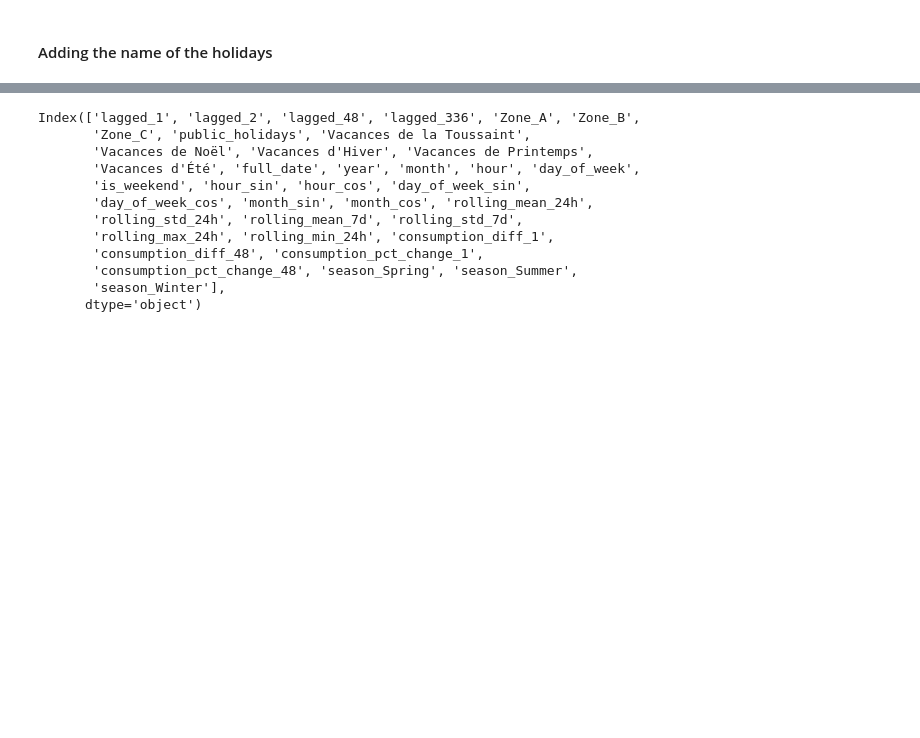
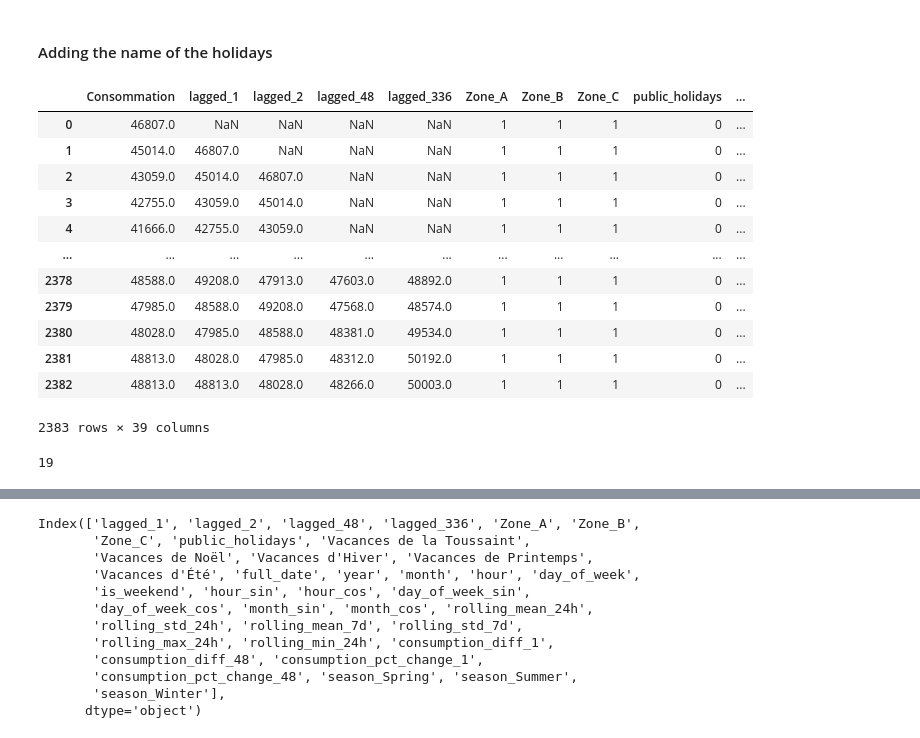
Before and after one commit to Marwane-ELM/energy_peak_prediction_fr, a Jupyter notebook: notebooks/api_experiments.ipynb, the cells around one changed output, grey strips where cells are left out. Saved outputs shown, nothing was run; the diff lists cells and outputs as text; code cells hidden in the pictures; blank space fills up the shorter version.

```diff
--- a/notebooks/api_experiments.ipynb
+++ b/notebooks/api_experiments.ipynb
@@ -192,0 +199,20 @@ df = df.drop(["Consommation"], axis=1)
+# %%
+df
+# %% [output]
+|  | Consommation | lagged_1 | lagged_2 | lagged_48 | lagged_336 | Zone_A | Zone_B | Zone_C | public_holidays | ... |
+| 0 | 46807.0 | NaN | NaN | NaN | NaN | 1 | 1 | 1 | 0 | ... |
+| 1 | 45014.0 | 46807.0 | NaN | NaN | NaN | 1 | 1 | 1 | 0 | ... |
+| 2 | 43059.0 | 45014.0 | 46807.0 | NaN | NaN | 1 | 1 | 1 | 0 | ... |
+| 3 | 42755.0 | 43059.0 | 45014.0 | NaN | NaN | 1 | 1 | 1 | 0 | ... |
+| 4 | 41666.0 | 42755.0 | 43059.0 | NaN | NaN | 1 | 1 | 1 | 0 | ... |
+| ... | ... | ... | ... | ... | ... | ... | ... | ... | ... | ... |
+| 2378 | 48588.0 | 49208.0 | 47913.0 | 47603.0 | 48892.0 | 1 | 1 | 1 | 0 | ... |
+| 2379 | 47985.0 | 48588.0 | 49208.0 | 47568.0 | 48574.0 | 1 | 1 | 1 | 0 | ... |
+| 2380 | 48028.0 | 47985.0 | 48588.0 | 48381.0 | 49534.0 | 1 | 1 | 1 | 0 | ... |
+| 2381 | 48813.0 | 48028.0 | 47985.0 | 48312.0 | 50192.0 | 1 | 1 | 1 | 0 | ... |
+| 2382 | 48813.0 | 48813.0 | 48028.0 | 48266.0 | 50003.0 | 1 | 1 | 1 | 0 | ... |
+2383 rows × 39 columns
+# %%
+datetime.now().day
+# %% [output]
+19
```
Also changed, not shown: parts of 9 cells of this notebook, 5 other files.
